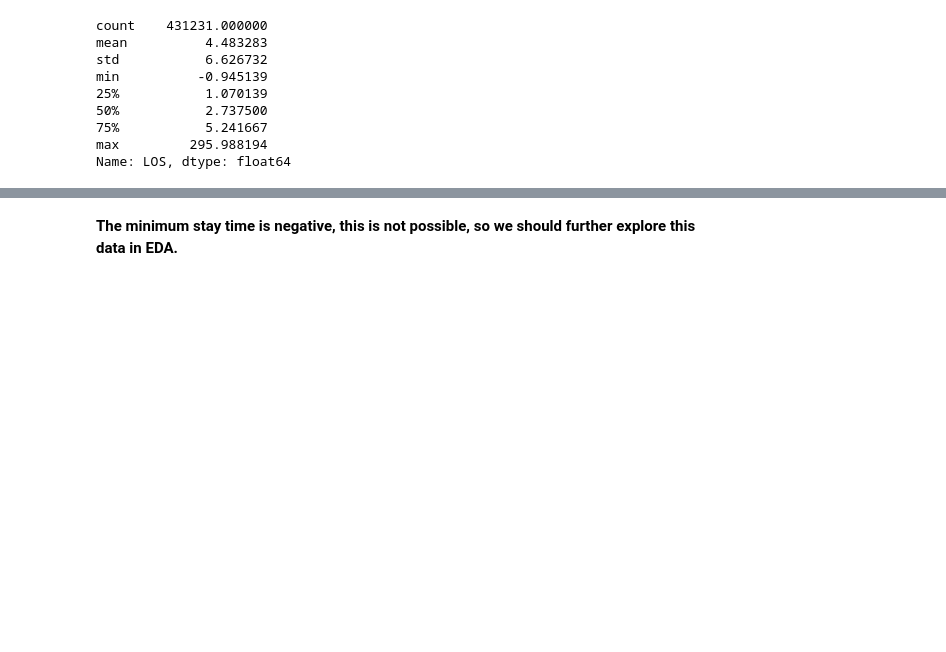
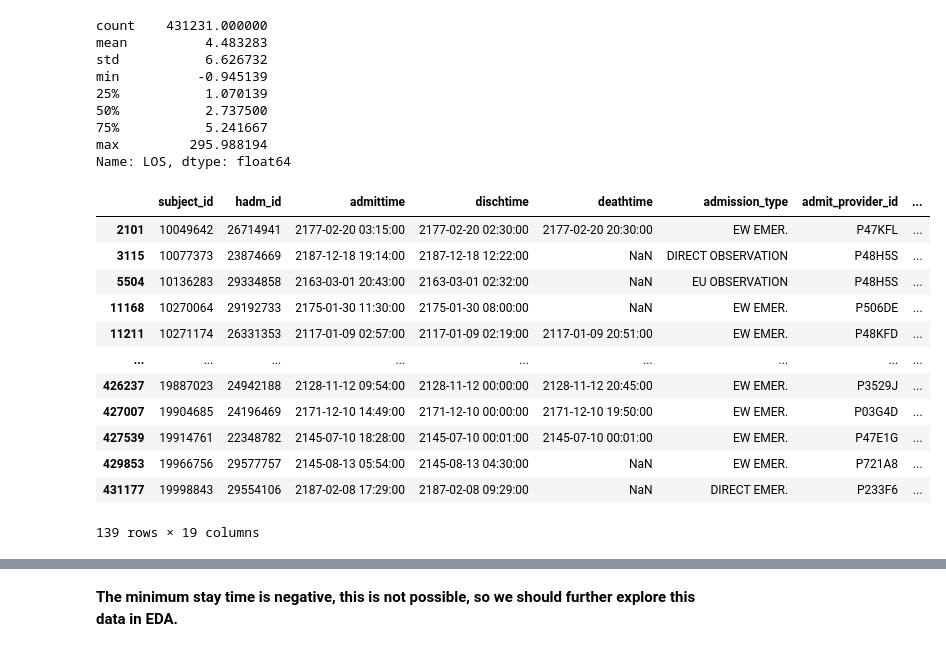
Before and after one commit to alissazolt/Predicting-LOS, a Jupyter notebook: Data Wrangling - Predicting LOS.ipynb, the cells around one changed output, grey strips where cells are left out. Saved outputs shown, nothing was run; the diff lists cells and outputs as text; code cells hidden in the pictures; blank space fills up the shorter version.

```diff
--- a/Data Wrangling - Predicting LOS.ipynb
+++ b/Data Wrangling - Predicting LOS.ipynb
@@ -154,3 +154,20 @@ min          -0.945139
 75%           5.241667
 max         295.988194
 Name: LOS, dtype: float64
+# %%
+negLOS = admissions.loc[admissions['LOS'] < 0]
+negLOS
+# %% [output]
+|  | subject_id | hadm_id | admittime | dischtime | deathtime | admission_type | admit_provider_id | ... |
+| 2101 | 10049642 | 26714941 | 2177-02-20 03:15:00 | 2177-02-20 02:30:00 | 2177-02-20 20:30:00 | EW EMER. | P47KFL | ... |
+| 3115 | 10077373 | 23874669 | 2187-12-18 19:14:00 | 2187-12-18 12:22:00 | NaN | DIRECT OBSERVATION | P48H5S | ... |
+| 5504 | 10136283 | 29334858 | 2163-03-01 20:43:00 | 2163-03-01 02:32:00 | NaN | EU OBSERVATION | P48H5S | ... |
+| 11168 | 10270064 | 29192733 | 2175-01-30 11:30:00 | 2175-01-30 08:00:00 | NaN | EW EMER. | P506DE | ... |
+| 11211 | 10271174 | 26331353 | 2117-01-09 02:57:00 | 2117-01-09 02:19:00 | 2117-01-09 20:51:00 | EW EMER. | P48KFD | ... |
+| ... | ... | ... | ... | ... | ... | ... | ... | ... |
+| 426237 | 19887023 | 24942188 | 2128-11-12 09:54:00 | 2128-11-12 00:00:00 | 2128-11-12 20:45:00 | EW EMER. | P3529J | ... |
+| 427007 | 19904685 | 24196469 | 2171-12-10 14:49:00 | 2171-12-10 00:00:00 | 2171-12-10 19:50:00 | EW EMER. | P03G4D | ... |
+| 427539 | 19914761 | 22348782 | 2145-07-10 18:28:00 | 2145-07-10 00:01:00 | 2145-07-10 00:01:00 | EW EMER. | P47E1G | ... |
+| 429853 | 19966756 | 29577757 | 2145-08-13 05:54:00 | 2145-08-13 04:30:00 | NaN | EW EMER. | P721A8 | ... |
+| 431177 | 19998843 | 29554106 | 2187-02-08 17:29:00 | 2187-02-08 09:29:00 | NaN | DIRECT EMER. | P233F6 | ... |
+139 rows × 19 columns
```
Also changed, not shown: parts of 11 cells of this notebook.
